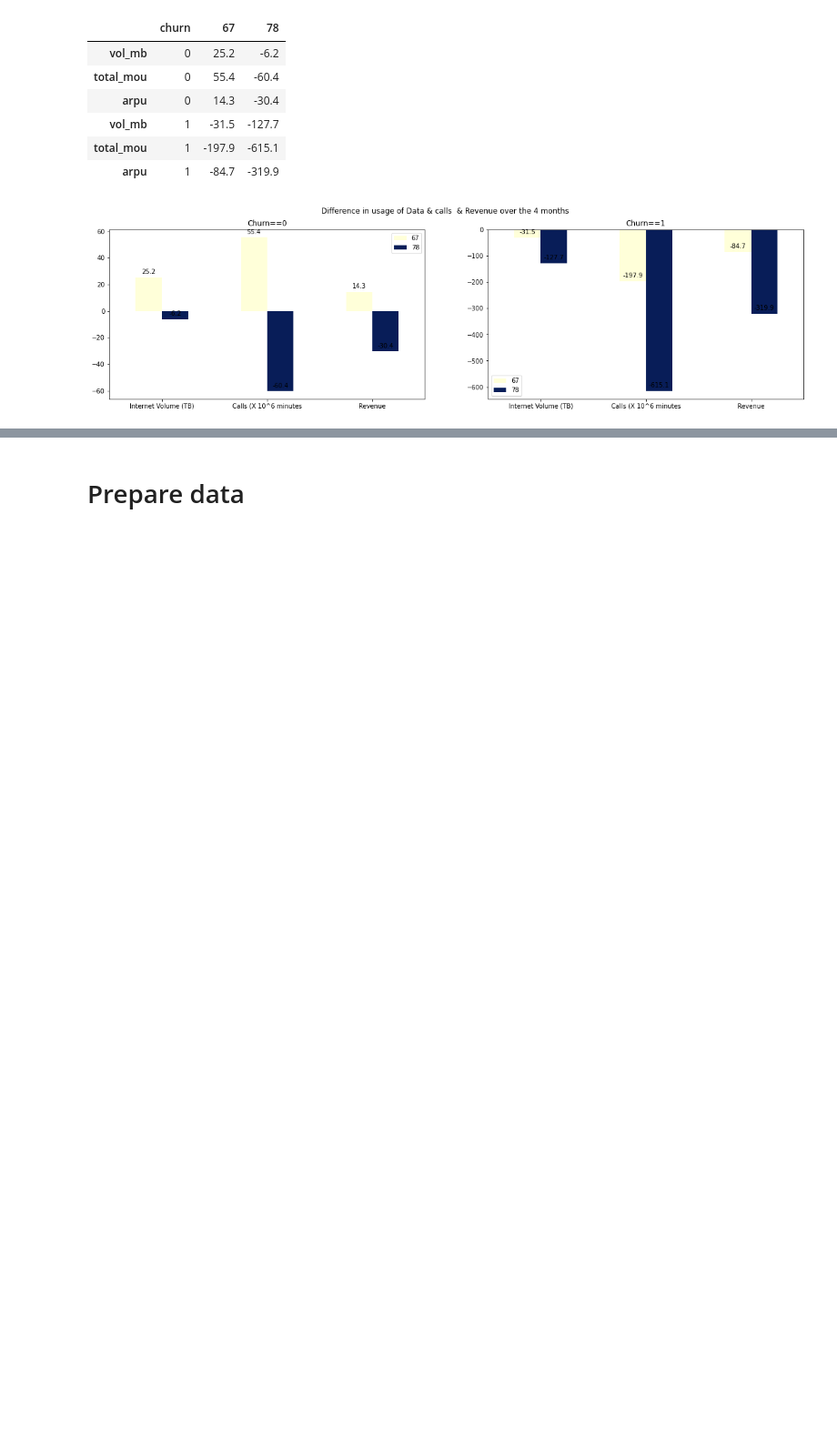
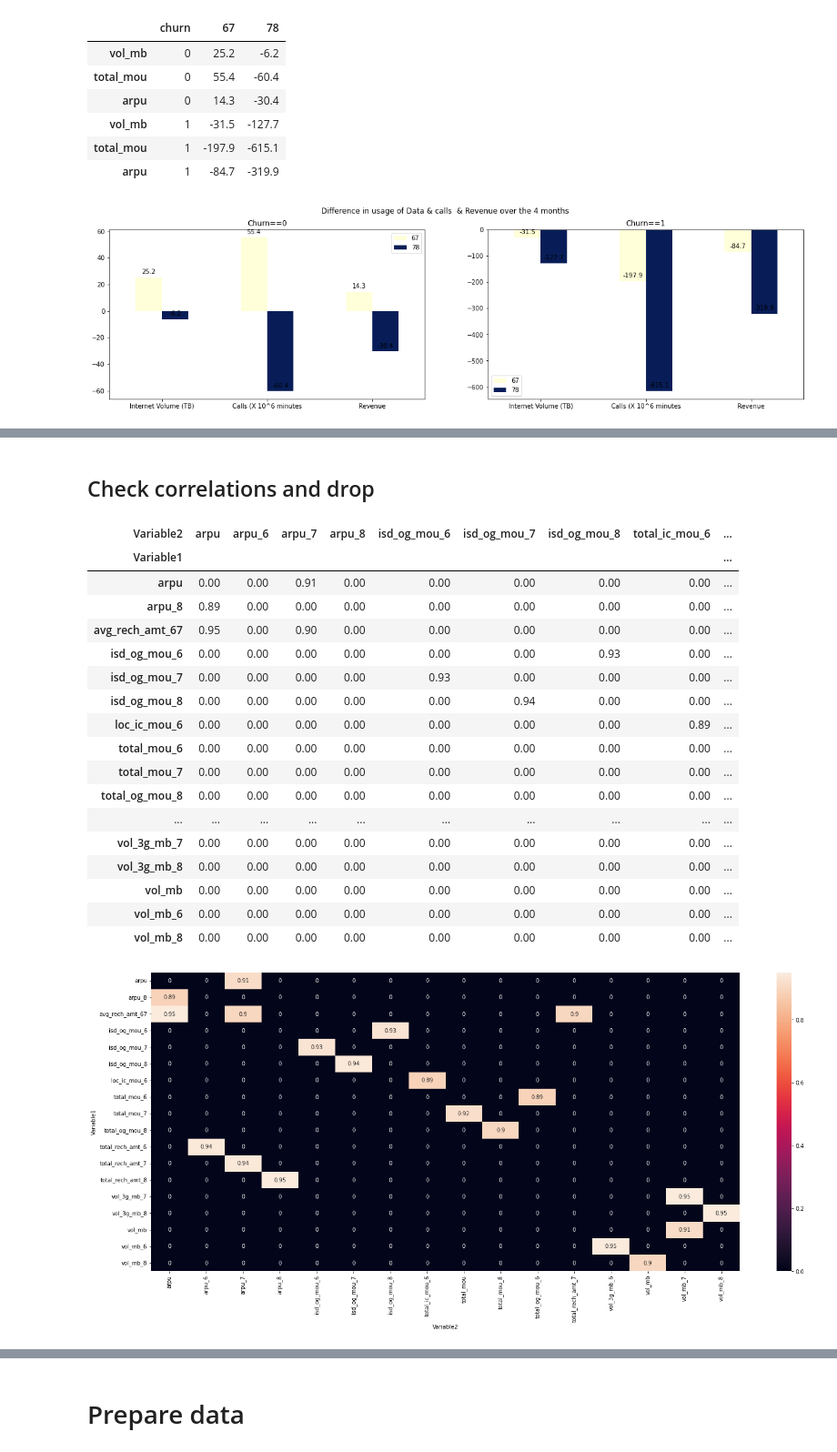
Before and after one commit to sreedevigattu/telecomchurn, a Jupyter notebook: telecomchurn.ipynb, the cells around one changed output, grey strips where cells are left out. Shown at 91% size. Saved outputs shown, nothing was run; the diff lists cells and outputs as text; code cells hidden in the pictures; blank space fills up the shorter version.

```diff
--- a/telecomchurn.ipynb
+++ b/telecomchurn.ipynb
@@ -1182,0 +1171,40 @@ df.shape
+# %% [markdown]
+## Check correlations and drop
+# %%
+def getTopNCorrelations(df, n):
+    c = df.corr().abs()
+    s = c.unstack()
+    cldf = s.sort_values(kind="quicksort", ascending=False).to_frame().reset_index()
+    cldf = cldf[cldf['level_0']!=cldf['level_1']]
+    cldf = cldf.rename(columns={'level_0':'Variable1', 'level_1':'Variable2', 0:'CORR'})
+    cldf['vars'] = cldf['Variable1'] + cldf['Variable2']
+    cldf['vars'] = cldf['vars'].apply(lambda x: "".join(sorted(x)))
+    cldf['CORR'] = round(cldf['CORR'], 2)
+    cldf = cldf.drop_duplicates('vars')[['Variable1', 'Variable2', 'CORR']][0:n]
+    return cldf
+# %%
+c1 = getTopNCorrelations(df, 20)
+c1 = c1.head(20)
+c1 = pd.pivot_table(data=c1, index='Variable1', columns='Variable2', values='CORR').fillna(0)
+plt.figure(figsize = (24,10)); sns.heatmap(c1,annot = True)
+c1
+# %% [output]
+| Variable2 | arpu | arpu_6 | arpu_7 | arpu_8 | isd_og_mou_6 | isd_og_mou_7 | isd_og_mou_8 | total_ic_mou_6 | ... |
+| Variable1 |  |  |  |  |  |  |  |  | ... |
+| arpu | 0.00 | 0.00 | 0.91 | 0.00 | 0.00 | 0.00 | 0.00 | 0.00 | ... |
+| arpu_8 | 0.89 | 0.00 | 0.00 | 0.00 | 0.00 | 0.00 | 0.00 | 0.00 | ... |
+| avg_rech_amt_67 | 0.95 | 0.00 | 0.90 | 0.00 | 0.00 | 0.00 | 0.00 | 0.00 | ... |
+| isd_og_mou_6 | 0.00 | 0.00 | 0.00 | 0.00 | 0.00 | 0.00 | 0.93 | 0.00 | ... |
+| isd_og_mou_7 | 0.00 | 0.00 | 0.00 | 0.00 | 0.93 | 0.00 | 0.00 | 0.00 | ... |
+| isd_og_mou_8 | 0.00 | 0.00 | 0.00 | 0.00 | 0.00 | 0.94 | 0.00 | 0.00 | ... |
+| loc_ic_mou_6 | 0.00 | 0.00 | 0.00 | 0.00 | 0.00 | 0.00 | 0.00 | 0.89 | ... |
+| total_mou_6 | 0.00 | 0.00 | 0.00 | 0.00 | 0.00 | 0.00 | 0.00 | 0.00 | ... |
+| total_mou_7 | 0.00 | 0.00 | 0.00 | 0.00 | 0.00 | 0.00 | 0.00 | 0.00 | ... |
+| total_og_mou_8 | 0.00 | 0.00 | 0.00 | 0.00 | 0.00 | 0.00 | 0.00 | 0.00 | ... |
+| ... | ... | ... | ... | ... | ... | ... | ... | ... | ... |
+| vol_3g_mb_7 | 0.00 | 0.00 | 0.00 | 0.00 | 0.00 | 0.00 | 0.00 | 0.00 | ... |
+| vol_3g_mb_8 | 0.00 | 0.00 | 0.00 | 0.00 | 0.00 | 0.00 | 0.00 | 0.00 | ... |
+| vol_mb | 0.00 | 0.00 | 0.00 | 0.00 | 0.00 | 0.00 | 0.00 | 0.00 | ... |
+| vol_mb_6 | 0.00 | 0.00 | 0.00 | 0.00 | 0.00 | 0.00 | 0.00 | 0.00 | ... |
+| vol_mb_8 | 0.00 | 0.00 | 0.00 | 0.00 | 0.00 | 0.00 | 0.00 | 0.00 | ... |
+[figure, added]
```
Also changed, not shown: parts of 102 cells of this notebook.
